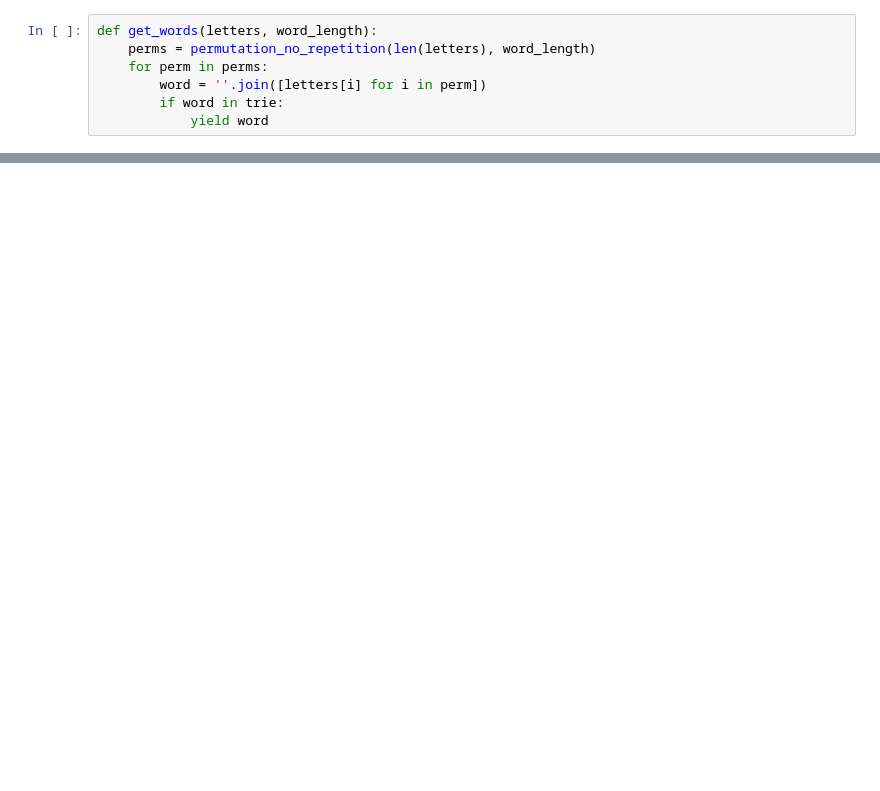
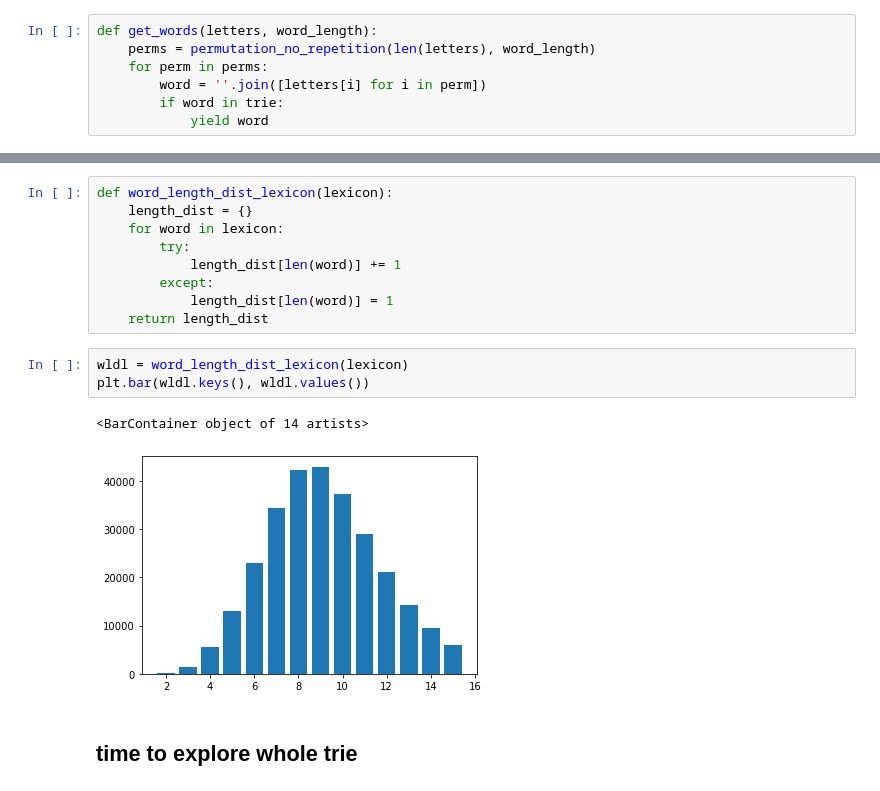
Before and after one commit to jackglawson/scrabble, a Jupyter notebook: word_descrambler.ipynb, the cells around one changed output, grey strips where cells are left out. Saved outputs shown, nothing was run; the diff lists cells and outputs as text; blank space fills up the shorter version.

```diff
--- a/word_descrambler.ipynb
+++ b/word_descrambler.ipynb
@@ -51,0 +121,17 @@ words = trie.find_words(letters)
+# %%
+def word_length_dist_lexicon(lexicon):
+    length_dist = {}
+    for word in lexicon:
+        try:
+            length_dist[len(word)] += 1
+        except:
+            length_dist[len(word)] = 1
+    return length_dist
+# %%
+wldl = word_length_dist_lexicon(lexicon)
+plt.bar(wldl.keys(), wldl.values())
+# %% [output]
+<BarContainer object of 14 artists>
+[figure, added]
+# %% [markdown]
+## time to explore whole trie
```
Also changed, not shown: parts of 23 cells of this notebook.
